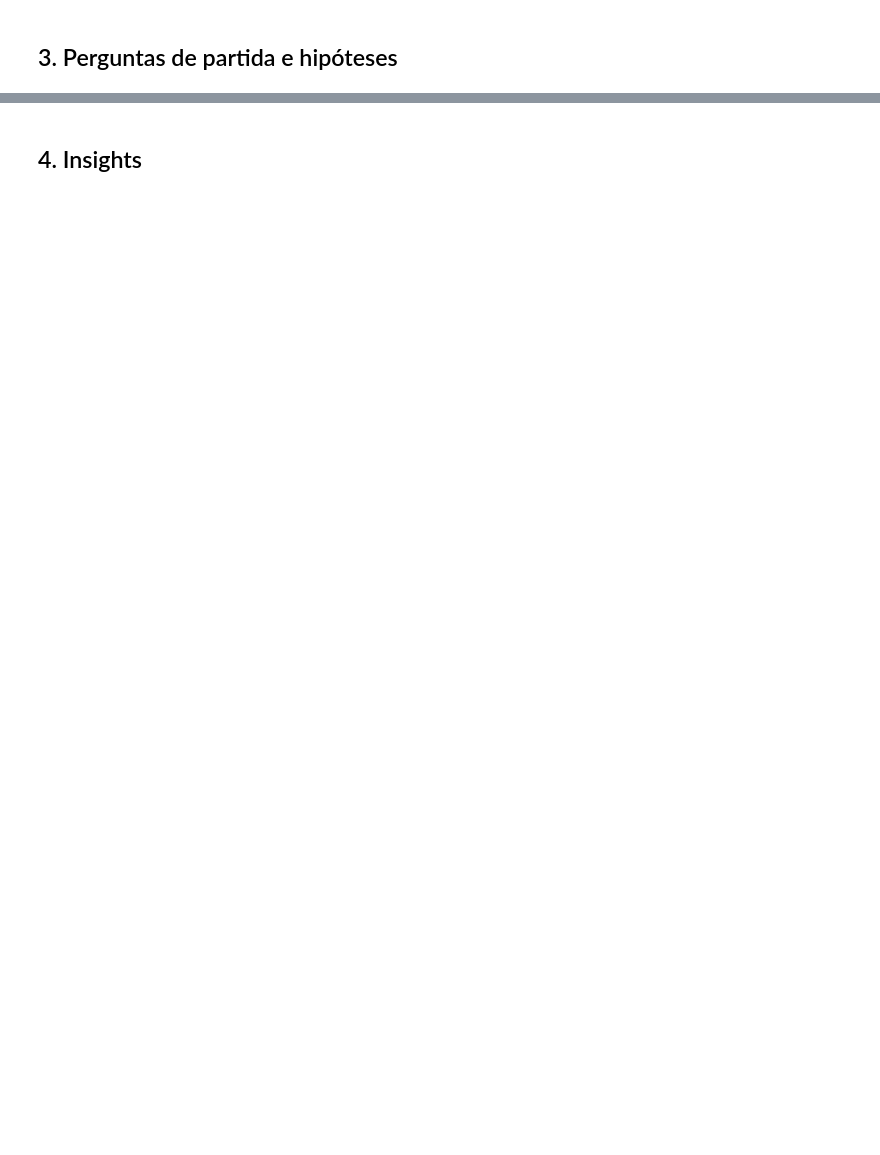
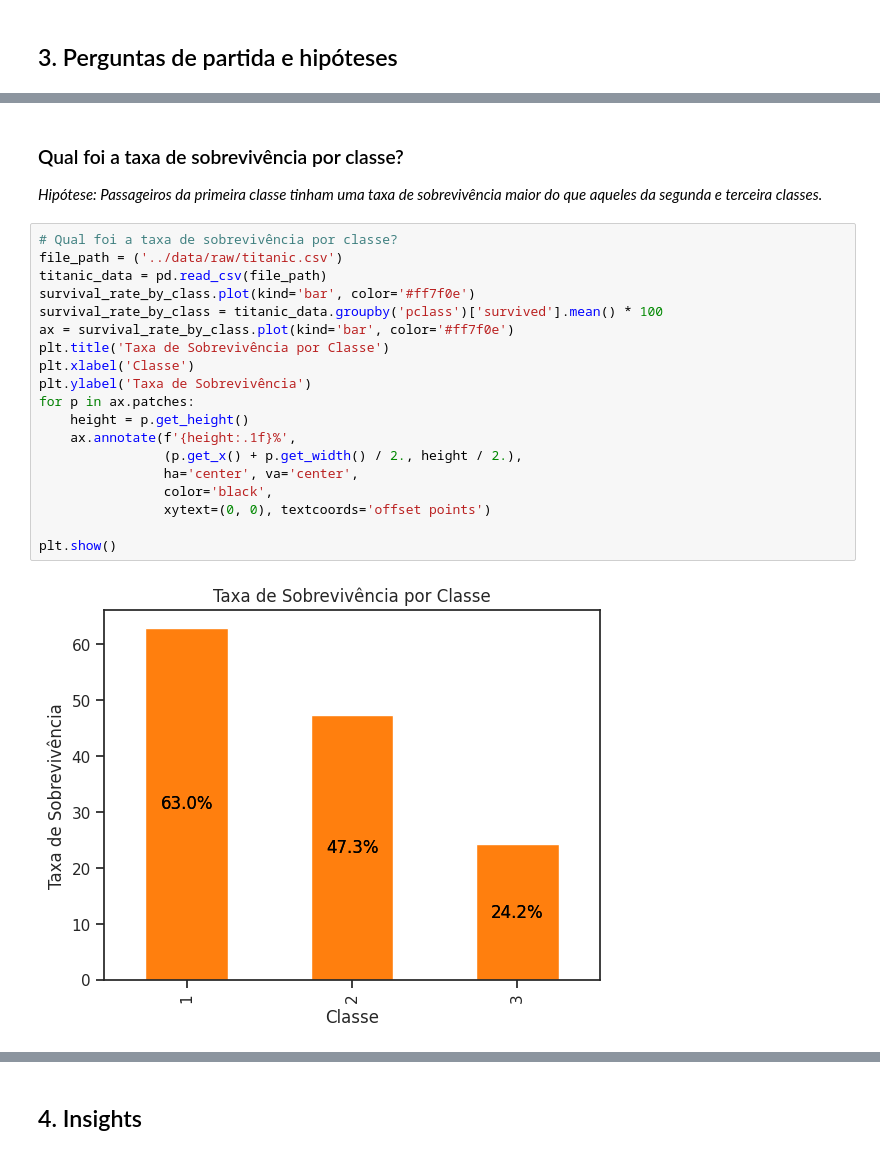
Before and after one commit to KesavaS2/Avanti-Bootcamp-cdd, a Jupyter notebook: notebooks/01-exploratory_data_analysis.ipynb, the cells around one changed output, grey strips where cells are left out. Saved outputs shown, nothing was run; the diff lists cells and outputs as text; blank space fills up the shorter version.

```diff
--- a/notebooks/01-exploratory_data_analysis.ipynb
+++ b/notebooks/01-exploratory_data_analysis.ipynb
@@ -69,0 +157,25 @@ dicionario
+# %% [markdown]
+### Qual foi a taxa de sobrevivência por classe?
+
+_Hipótese: Passageiros da primeira classe tinham uma taxa de sobrevivência maior do que aqueles da segunda e terceira classes._
+# %%
+# Qual foi a taxa de sobrevivência por classe?
+file_path = ('../data/raw/titanic.csv')
+titanic_data = pd.read_csv(file_path)
+survival_rate_by_class.plot(kind='bar', color='#ff7f0e')
+survival_rate_by_class = titanic_data.groupby('pclass')['survived'].mean() * 100
+ax = survival_rate_by_class.plot(kind='bar', color='#ff7f0e')
+plt.title('Taxa de Sobrevivência por Classe')
+plt.xlabel('Classe')
+plt.ylabel('Taxa de Sobrevivência')
+for p in ax.patches:
+    height = p.get_height()
+    ax.annotate(f'{height:.1f}%',
+                (p.get_x() + p.get_width() / 2., height / 2.),
+                ha='center', va='center',
+                color='black',
+                xytext=(0, 0), textcoords='offset points')
+
+plt.show()
+# %% [output]
+[figure, added]
```
Also changed, not shown: parts of 16 cells of this notebook.
